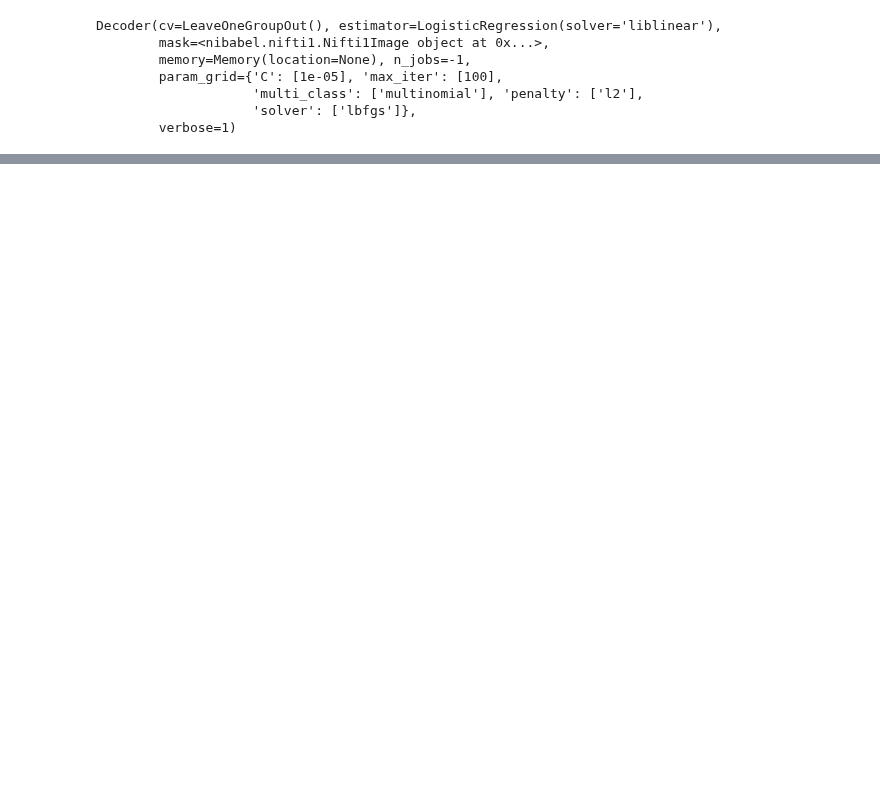
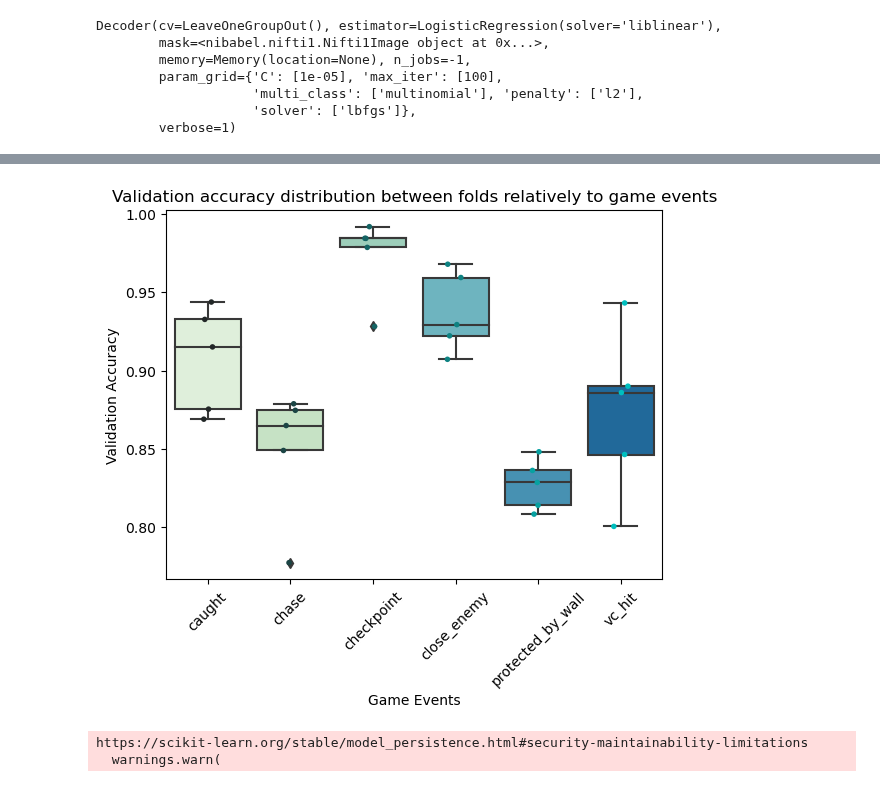
Before and after one commit to Alicia-max/MVPA_fMRI-Analysis, a Jupyter notebook: visualization.ipynb, the cells around one changed output, grey strips where cells are left out. Cells and saved outputs as stored; diff of their text form; code cells hidden in the pictures; blank space fills up the shorter version.

Commit message:
visu plot

```diff
--- a/visualization.ipynb
+++ b/visualization.ipynb
@@ -31,0 +22,3 @@ print(spacenet)
+# %%
+df = pd.DataFrame.from_dict(decoder.cv_scores_)
+df
@@ -31,0 +32,26 @@ print(spacenet)
+# %%
+palette = sns.color_palette("GnBu")
+sns.boxplot(df,palette = palette).set(
+    xlabel='Game Events',
+    ylabel='Validation Accuracy')
+
+sns.stripplot(data = df,  palette='dark:c',size = 4)
+
+
+plt.xticks(rotation=45)
+plt.title ('Validation accuracy distribution between folds relatively to game events')
+plt.show()
+# %% [output]
+[figure, added]
+# %%
+graph_net=[]
+tv_l1=[]
+alphas = [0.001, 0.1, 1, 10, 100]
+for alpha in alphas:
+    path = f'logs/spacenet_CV_per_run_graph-net/trained_spacenet_{alpha}.sav'
+    graph_net.append( pickle.load(open(path, 'rb'))['accuracies'])
+    path_ = f'logs/spacenet_CV_per_run_tv-l1/trained_spacenet_{alpha}.sav'
+    tv_l1.append(pickle.load(open(path_, 'rb'))['accuracies'])
+# %% [output]
+https://scikit-learn.org/stable/model_persistence.html#security-maintainability-limitations
+  warnings.warn(
```
Also changed, not shown: parts of 7 cells of this notebook.
